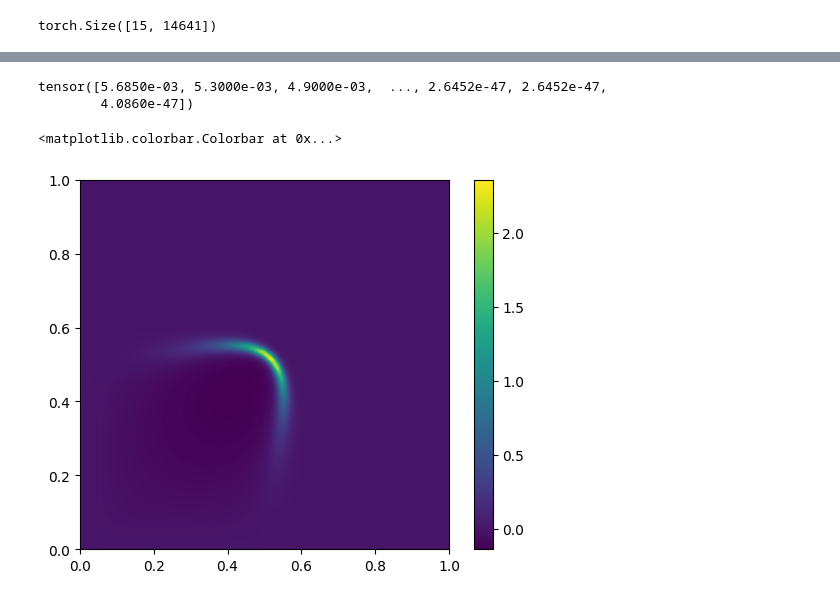
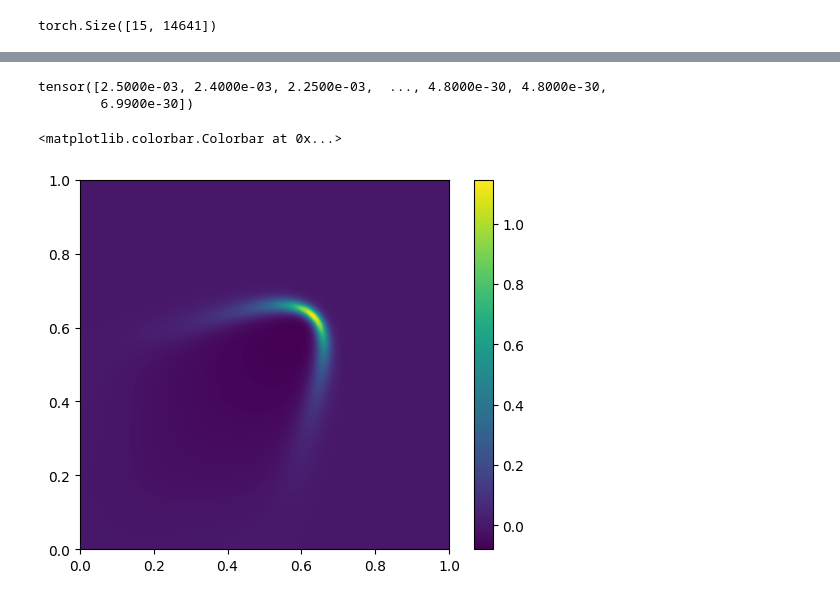
Before and after one commit to peiyichen1995/ROM, a Jupyter notebook: train_n_m.ipynb, the cells around one changed output, grey strips where cells are left out. Drawn from its saved outputs; the diff is of its cells as text; code cells hidden in the pictures.

```diff
--- a/train_n_m.ipynb
+++ b/train_n_m.ipynb
@@ -113,34 +128,34 @@ tensor([ 0.0051,  0.0053,  0.0049,  ..., -0.0013, -0.0014, -0.0017],
        device='cuda:0', grad_fn=<SelectBackward0>)
 # %%
-datas[499]
+datas[999]
 # %% [output]
-tensor([5.6850e-03, 5.3000e-03, 4.9000e-03,  ..., 2.6452e-47, 2.6452e-47,
-        4.0860e-47])
+tensor([2.5000e-03, 2.4000e-03, 2.2500e-03,  ..., 4.8000e-30, 4.8000e-30,
+        6.9900e-30])
 # %%
 import matplotlib.pyplot as plt
 import numpy as np
 from scipy.interpolate import griddata
 
 # data coordinates and values
 x = coords_x.tolist()
 y = coords_y.tolist()
-z = datas[499].tolist()
+z = datas[999].tolist()
 
 # target grid to interpolate to
 xi = yi = np.linspace(0,1.0,1200)
 xi,yi = np.meshgrid(xi,yi)
 
 # set mask
 # mask = (xi > 0.5) & (xi < 0.6) & (yi > 0.5) & (yi < 0.6)
 
 # interpolate
 zi = griddata((x,y),z,(xi,yi),method='cubic')
 
 plt.imshow(zi,origin='lower', extent=[0,1,0,1])
 plt.colorbar()
 # %% [output]
 <matplotlib.colorbar.Colorbar at 0x...>
-[figure, old version]
+[figure, new version]
 # %%
 import matplotlib.pyplot as plt
 import numpy as np
```
Also changed, not shown: parts of 18 cells of this notebook, 2 other files.
